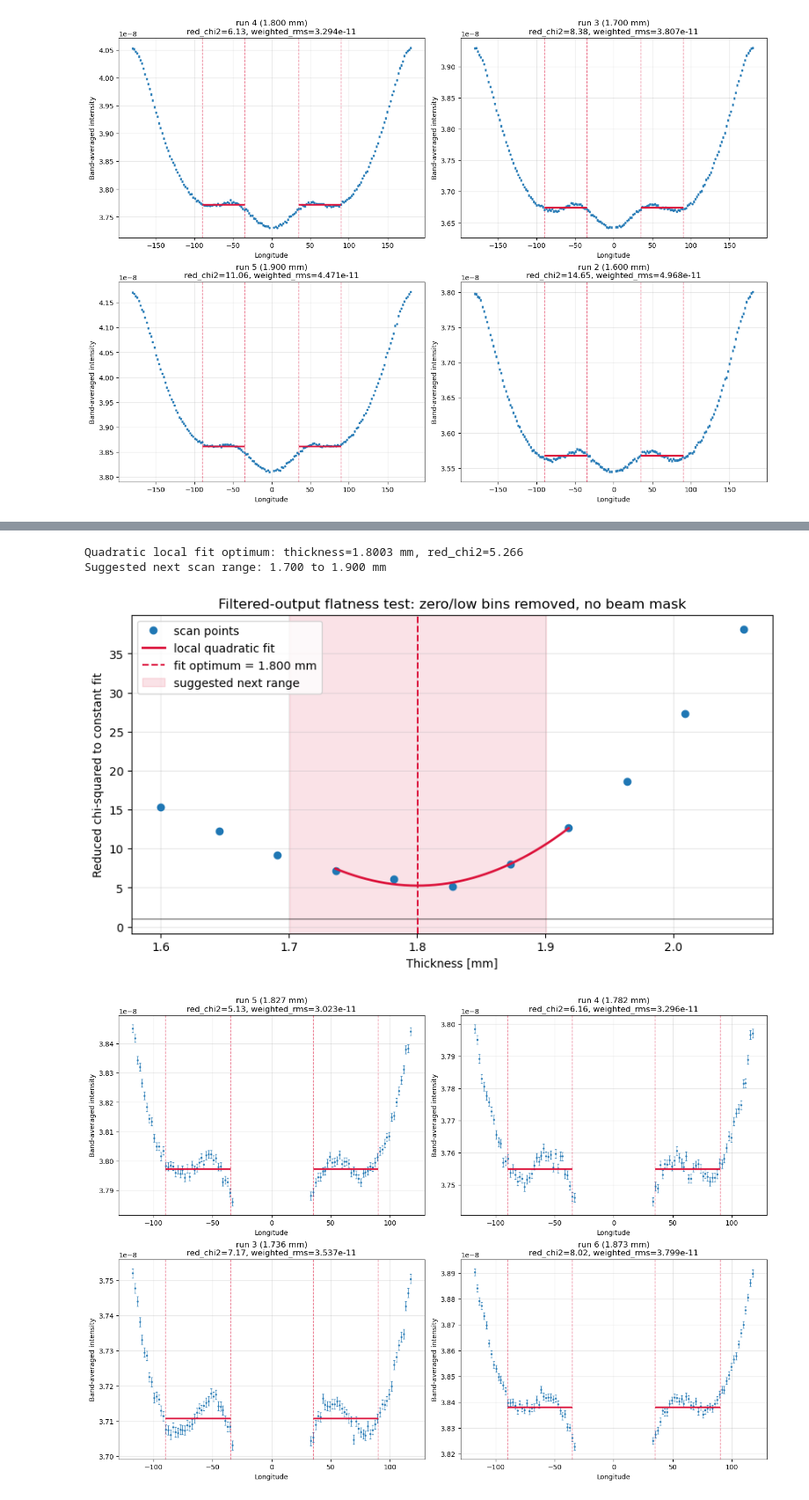
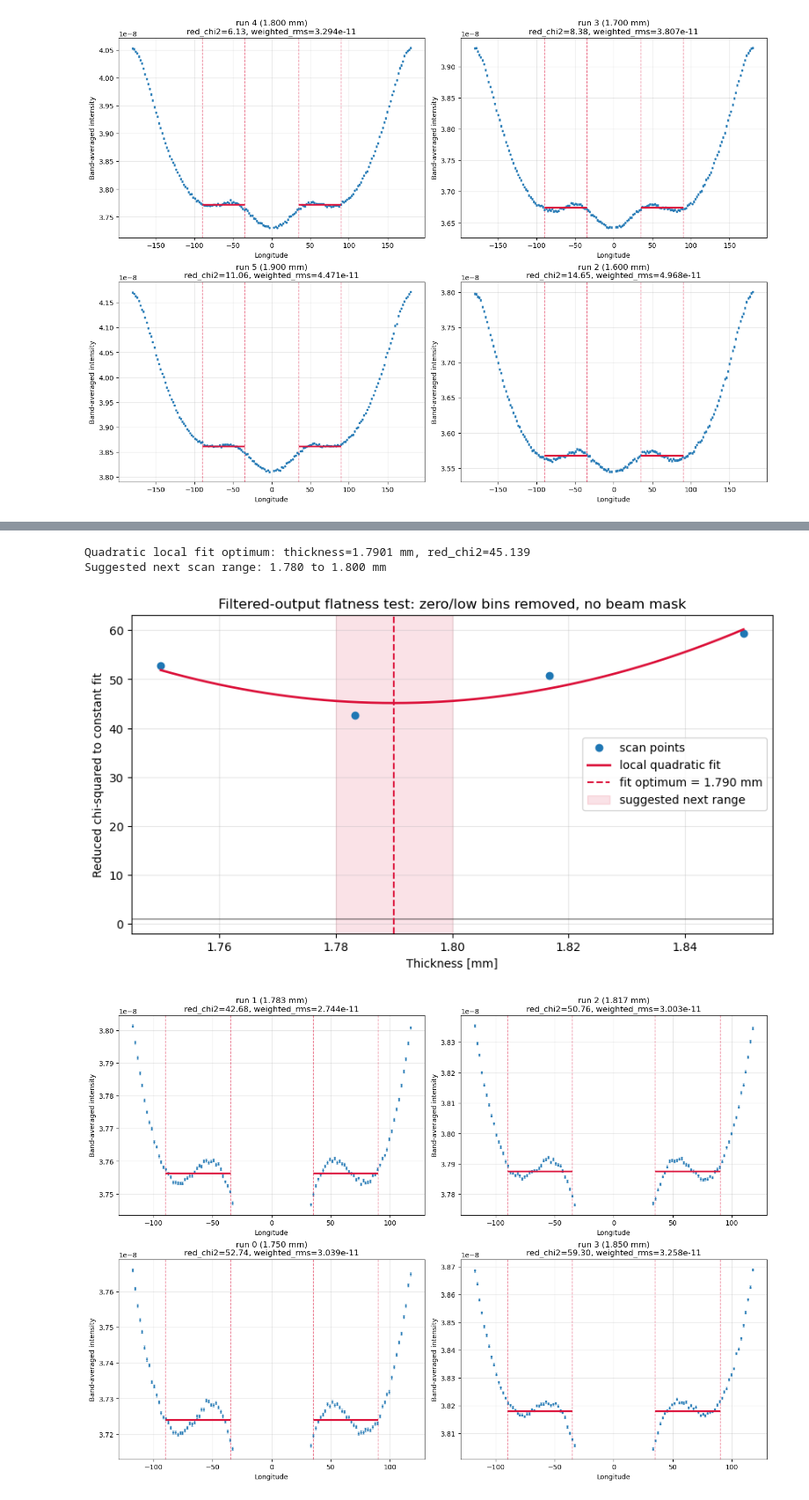
Before and after one commit to tinyThyssen/bachelor_project, a Jupyter notebook: geometry_optimization/geometry_optimization.ipynb, the cells around one changed output, grey strips where cells are left out. Shown: that part at 88% size. Cells and saved outputs as stored; diff of their text form; code cells hidden in the pictures.

```diff
--- a/geometry_optimization/geometry_optimization.ipynb
+++ b/geometry_optimization/geometry_optimization.ipynb
@@ -160,7 +160,7 @@ Pole cut: excluding |latitude| > 85.0 deg (last 5.0 deg near each pole)
 # %%
 # Plot filtered McStas output without applying a beam mask.
 # Zero bins from the McStas angular filter are removed from the equator cut.
-sphere_mon = ms.load_data('/Users/christian/Documents/Study/bachelor_project/geometry_optimization/cylinder_instrument/filter_tests/angle_test_4')[0]  # adjust path/index if needed
+sphere_mon = ms.load_data('/Users/christian/Documents/Study/bachelor_project/geometry_optimization/cylinder_instrument/1p7to1p9_1e10/5')[0]  # adjust path/index if needed
 meta = sphere_mon.metadata
 Hmc = np.array(sphere_mon.Intensity, copy=True)
 Hmc_err = np.array(sphere_mon.Error, copy=True)
@@ -444,10 +444,12 @@ Suggested next scan range: 1.663 to 1.863 mm
 # Zero bins and low edge outliers are removed before the flatness test.
 fit_min_deg = 35.0
 fit_max_deg = 90.0
-scan_root = Path('/Users/christian/Documents/Study/bachelor_project/geometry_optimization/cylinder_instrument/1p6to2p1_1e10')
-run_indices = list(range(11))
-thicknesses_mm = np.linspace(1.6, 2.05454, len(run_indices))
+scan_root = Path('/Users/christian/Documents/Study/bachelor_project/geometry_optimization/cylinder_instrument/1p75to1p85_1e11')
+run_indices = list(range(4))
+thicknesses_mm = np.linspace(1.75, 1.85, len(run_indices))
 low_outlier_fraction = 0.95
+fit_window_half_width_mm = 0.1
+suggested_half_width_mm = 0.01
 results_filtered = []
 
 for run_idx, thickness_mm in zip(run_indices, thicknesses_mm):
@@ -566,7 +568,7 @@ thickness_sorted = thickness_all[order]
 red_chi2_sorted = red_chi2_all[order]
 
 best_idx_sorted = int(np.nanargmin(red_chi2_sorted))
-fit_window_half_width_mm = 0.1
+
 local_fit_mask = np.abs(thickness_sorted - thickness_sorted[best_idx_sorted]) <= fit_window_half_width_mm
 
 if np.sum(local_fit_mask) < 3:
@@ -580,7 +582,7 @@ a_quad, b_quad, c_quad = quad_coeff
 best_thickness_fit = -b_quad / (2 * a_quad) if a_quad > 0 else np.nan
 best_red_chi2_fit = np.polyval(quad_coeff, best_thickness_fit) if np.isfinite(best_thickness_fit) else np.nan
 
-suggested_half_width_mm = 0.10
+
 suggested_min = best_thickness_fit - suggested_half_width_mm
 suggested_max = best_thickness_fit + suggested_half_width_mm
 print(
@@ -653,4 +648,4 @@ Flattest filtered run in symmetric ranges [-90, -35] and [35, 90] deg: run 5 (1.
-Quadratic local fit optimum: thickness=1.8003 mm, red_chi2=5.266
-Suggested next scan range: 1.700 to 1.900 mm
+Quadratic local fit optimum: thickness=1.7901 mm, red_chi2=45.139
+Suggested next scan range: 1.780 to 1.800 mm
-[figure, old version]
+[figure, new version]
-[figure, old version]
+[figure, new version]
```
Also changed, not shown: parts of 2 cells of this notebook, 58 other files.
